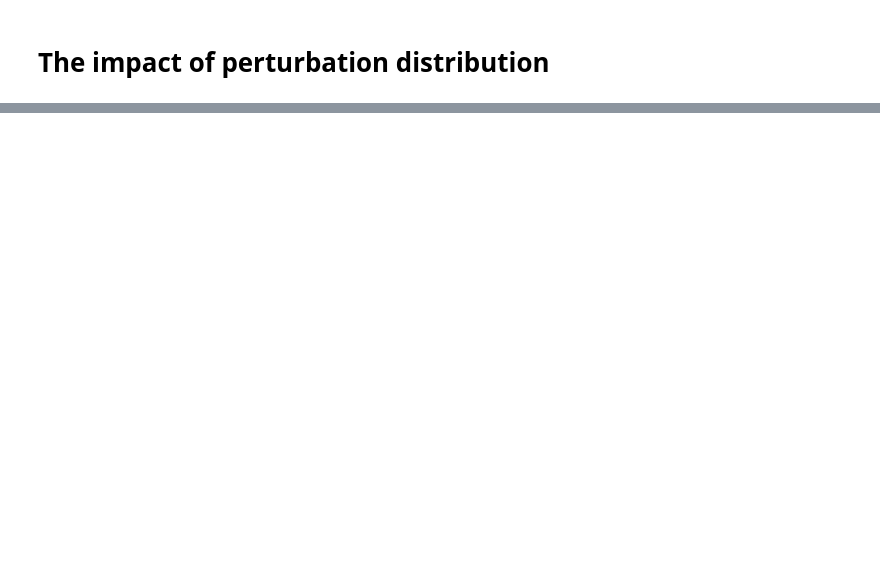
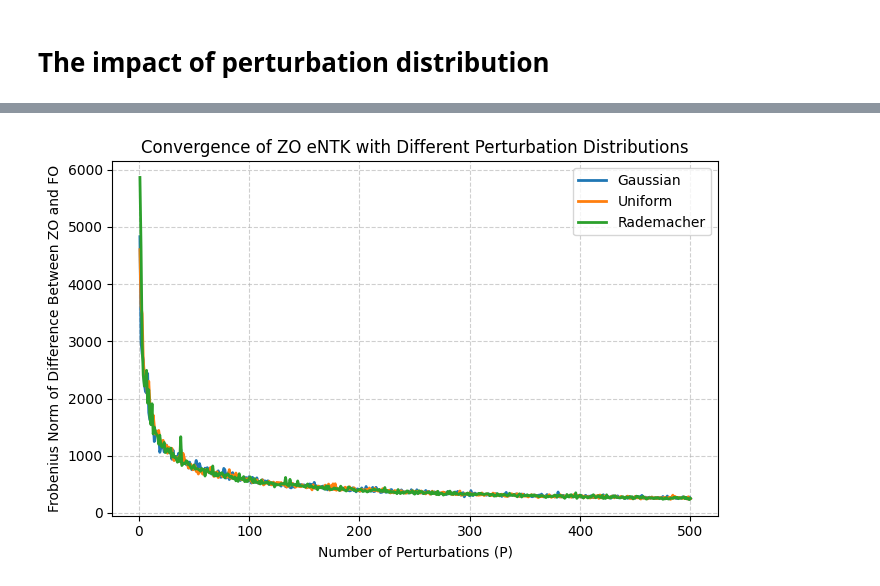
Before and after one commit to RogerRogerUSC/ZO-Learning-Dynamics, a Jupyter notebook: src/zo_dynamics/linear_func.ipynb, the cells around one changed output, grey strips where cells are left out. Drawn from its saved outputs; the diff is of its cells as text; code cells hidden in the pictures; blank space fills up the shorter version.

```diff
--- a/src/zo_dynamics/linear_func.ipynb
+++ b/src/zo_dynamics/linear_func.ipynb
@@ -101,3 +104,6 @@ plot(zo_probs_t, zo_probs_t1)
+# %%
+def compute_frobenius(K_fo, K_zo):
+    return norm(K_fo - K_zo, "fro")
 # %% [markdown]
 # The impact of the number of perturbations
 # %%
@@ -152,0 +188,38 @@ for i, dist in enumerate(["Gaus.", "Unif.", "Bern."]):
+# %%
+PERT_range = np.arange(1, 501)
+frob_values = []
+K_fo = Wt_peaky @ Wt_peaky.T
+
+frob_gaus, frob_unif, frob_rade = [], [], []
+
+for PERT in PERT_range:
+    np.random.seed(42)
+    # Gaussian
+    u = np.random.randn(dim_input, PERT)
+    K_zo = Wt_peaky @ (u @ u.T / PERT) @ Wt_peaky.T
+    frob_gaus.append(compute_frobenius(K_fo, K_zo))
+
+    # Uniform
+    u = np.random.uniform(-1, 1, size=(dim_input, PERT)) * np.sqrt(3)
+    K_zo = Wt_peaky @ (u @ u.T / PERT) @ Wt_peaky.T
+    frob_unif.append(compute_frobenius(K_fo, K_zo))
+
+    # Rademacher
+    u = np.random.choice([-1, 1], size=(dim_input, PERT))
+    K_zo = Wt_peaky @ (u @ u.T / PERT) @ Wt_peaky.T
+    frob_rade.append(compute_frobenius(K_fo, K_zo))
+
+plt.figure(figsize=(7, 4.5))
+plt.plot(PERT_range, frob_gaus, label="Gaussian", color="tab:blue", linewidth=2)
+plt.plot(PERT_range, frob_unif, label="Uniform", color="tab:orange", linewidth=2)
+plt.plot(PERT_range, frob_rade, label="Rademacher", color="tab:green", linewidth=2)
+plt.xlabel("Number of Perturbations (P)")
+plt.ylabel("Frobenius Norm of Difference Between ZO and FO")
+plt.title("Convergence of ZO eNTK with Different Perturbation Distributions")
+plt.grid(True, linestyle="--", alpha=0.6)
+plt.legend()
+plt.tight_layout()
+plt.savefig(f"figures/zo_eNTK_different_dist.pdf", format="pdf")
+plt.show()
+# %% [output]
+[figure, added]
```
Also changed, not shown: parts of 4 cells of this notebook, 6 other files.
